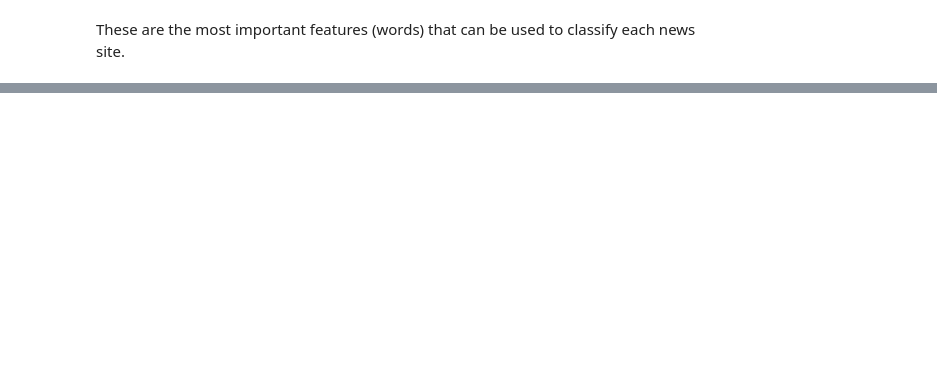
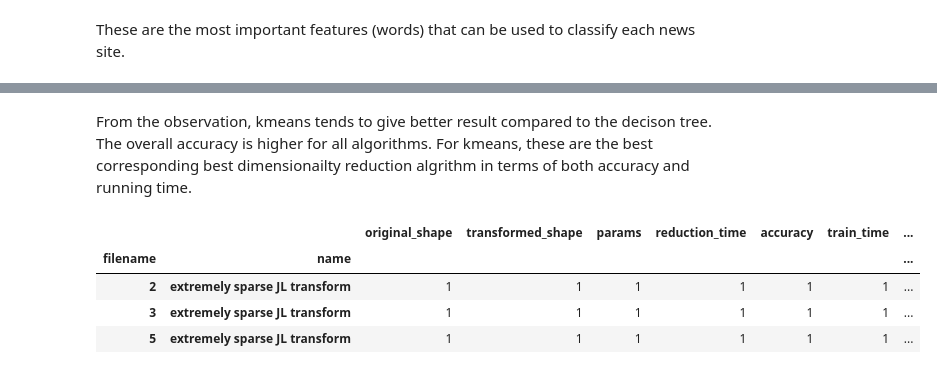
Before and after one commit to bhumsoonjun/data-sci-proj, a Jupyter notebook: analysis/decision_tree_analysis.ipynb, the cells around one changed output, grey strips where cells are left out. Drawn from its saved outputs; the diff is of its cells as text; code cells hidden in the pictures; blank space fills up the shorter version.

```diff
--- a/analysis/decision_tree_analysis.ipynb
+++ b/analysis/decision_tree_analysis.ipynb
@@ -170,0 +171,10 @@ all[["name", "original_shape", "transformed_shape", "params", "reduction_time",
+# %% [markdown]
+From the observation, kmeans tends to give better result compared to the decison tree. The overall accuracy is higher for all algorithms. For kmeans, these are the best corresponding best dimensionailty reduction algrithm in terms of both accuracy and running time.
+# %%
+collected_all_df.groupby(["filename", "name"]).count().sort_values(by="original_shape").groupby(level=0).tail(1).sort_values(by="filename")
+# %% [output]
+|  |  | original_shape | transformed_shape | params | reduction_time | accuracy | train_time | ... |
+| filename | name |  |  |  |  |  |  | ... |
+| 2 | extremely sparse JL transform | 1 | 1 | 1 | 1 | 1 | 1 | ... |
+| 3 | extremely sparse JL transform | 1 | 1 | 1 | 1 | 1 | 1 | ... |
+| 5 | extremely sparse JL transform | 1 | 1 | 1 | 1 | 1 | 1 | ... |
```
Also changed, not shown: parts of 7 cells of this notebook, 19 other files.
